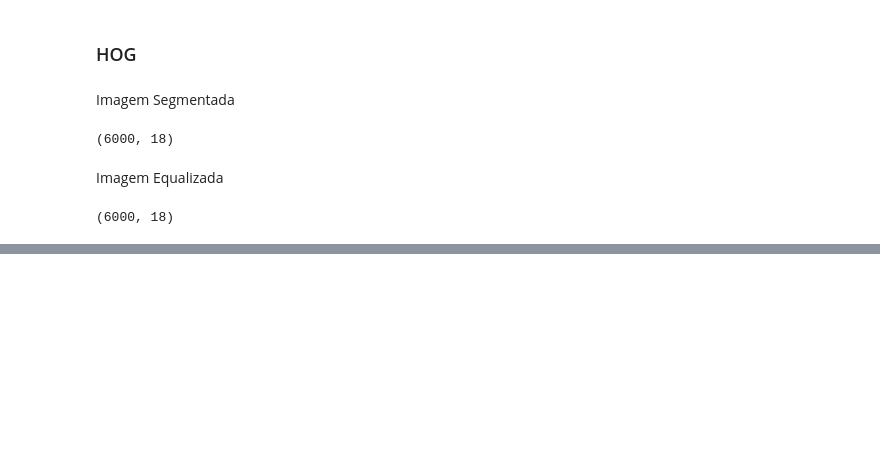
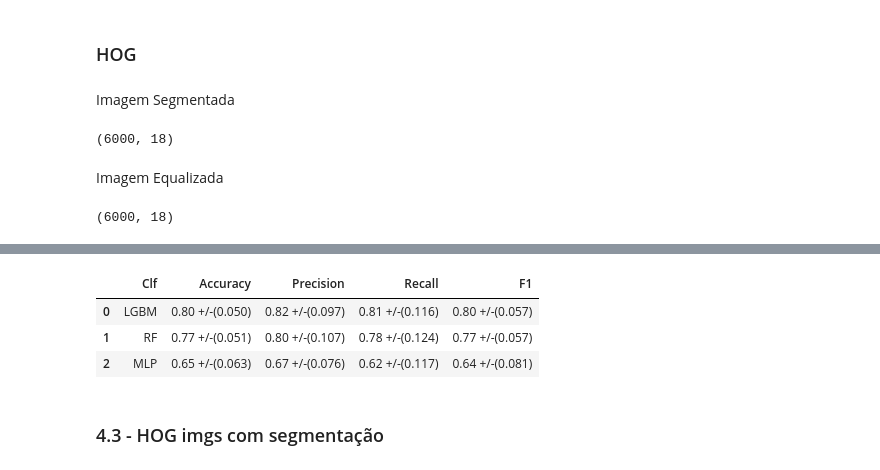
Before and after one commit to bianca-01/VarroaDetection, a Jupyter notebook: cross_validation/main.ipynb, the cells around one changed output, grey strips where cells are left out. Cells and saved outputs as stored; diff of their text form; code cells hidden in the pictures; blank space fills up the shorter version.

```diff
--- a/cross_validation/main.ipynb
+++ b/cross_validation/main.ipynb
@@ -209,0 +305,3 @@ dict_keys(['GLCM_segmented_pca_3', 'GLCM_equalized_pca_3', 'HOG_segmented_pca_3'
+# %%
+%%time
+results['glcm_equalized'] = run_test(imgs.feats['GLCM_equalized'], imgs.labels, 15)
@@ -209,0 +326,14 @@ dict_keys(['GLCM_segmented_pca_3', 'GLCM_equalized_pca_3', 'HOG_segmented_pca_3'
+# %%
+df = pd.DataFrame(results['glcm_equalized']).T
+df['clf'] = df.index
+df = df[['clf', 'test_accuracy', 'test_precision', 'test_recall', 'test_f1']]
+df.columns = ['Clf','Accuracy', 'Precision', 'Recall', 'F1']
+df = df.reset_index(drop=True)
+df
+# %% [output]
+|  | Clf | Accuracy | Precision | Recall | F1 |
+| 0 | LGBM | 0.80 +/-(0.050) | 0.82 +/-(0.097) | 0.81 +/-(0.116) | 0.80 +/-(0.057) |
+| 1 | RF | 0.77 +/-(0.051) | 0.80 +/-(0.107) | 0.78 +/-(0.124) | 0.77 +/-(0.057) |
+| 2 | MLP | 0.65 +/-(0.063) | 0.67 +/-(0.076) | 0.62 +/-(0.117) | 0.64 +/-(0.081) |
+# %% [markdown]
+### 4.3 - HOG imgs com segmentação
```
Also changed, not shown: parts of 23 cells of this notebook, 2 other files.
